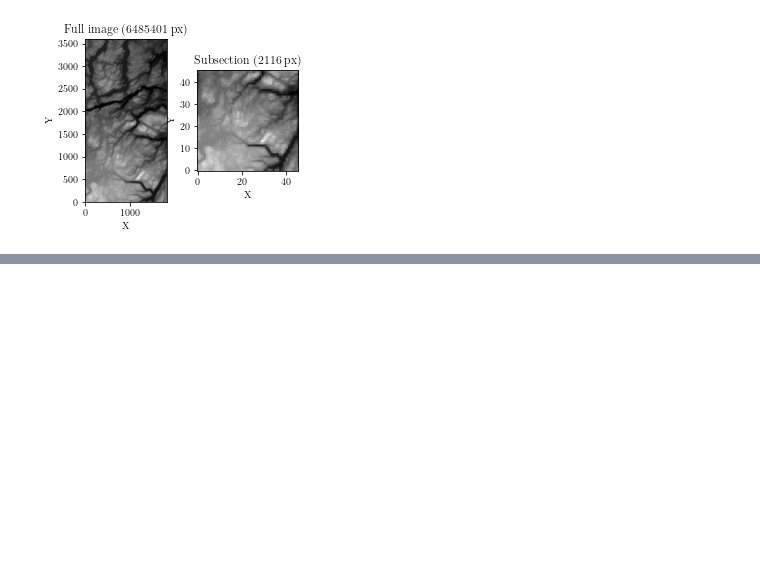
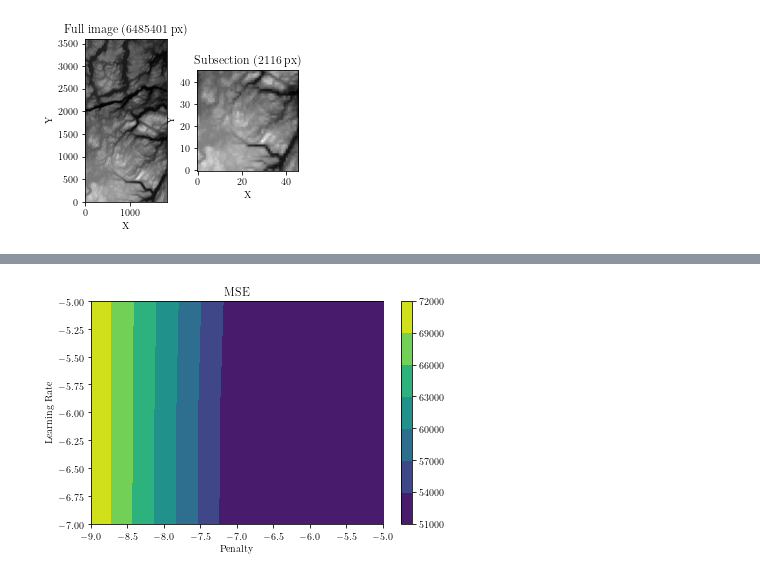
Before and after one commit to nicholaskarlsen/FYS-STK4155, a Jupyter notebook: project_2/notebooks/Terrain_grid_search.ipynb, the cells around one changed output, grey strips where cells are left out. Saved outputs shown, nothing was run; the diff lists cells and outputs as text; code cells hidden in the pictures; blank space fills up the shorter version.

```diff
--- a/project_2/notebooks/Terrain_grid_search.ipynb
+++ b/project_2/notebooks/Terrain_grid_search.ipynb
@@ -248,3 +229,12 @@ Initializing weights using: He
+# %%
+plt.contourf(X, Y, Sigmoid_MSE)
+plt.colorbar()
+plt.ylabel("Learning Rate")
+plt.xlabel("Penalty")
+plt.title("MSE")
+plt.tight_layout()
+# %% [output]
+[figure, added]
 # %%
 LeakyReLU_MSE
 # %% [output]
```
Also changed, not shown: parts of 12 cells of this notebook, 5 other files.
